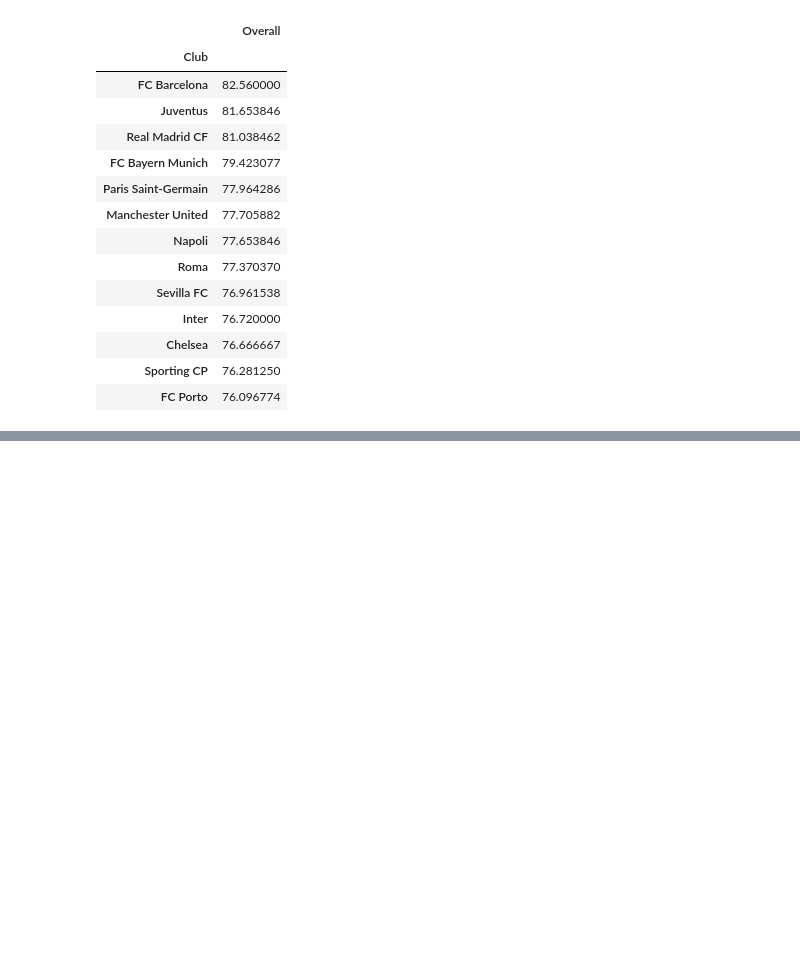
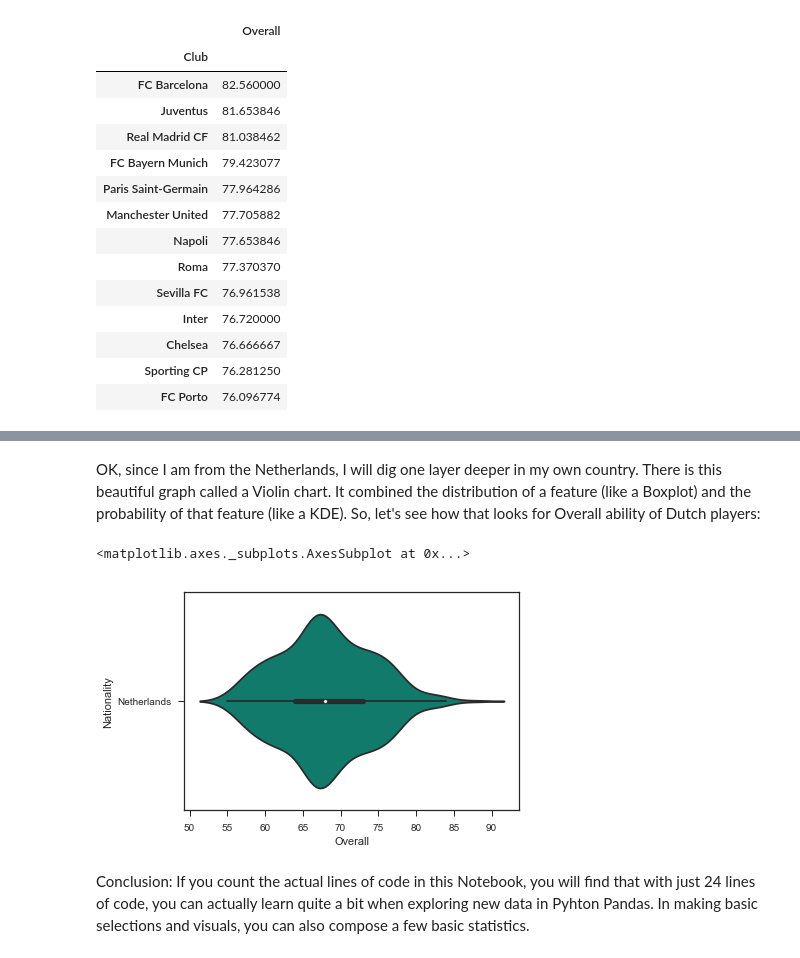
Before and after one commit to MariusPonte/Portfolio, a Jupyter notebook: Exploring a brand new dataset.ipynb, the cells around one changed output, grey strips where cells are left out. Drawn from its saved outputs; the diff is of its cells as text; code cells hidden in the pictures; blank space fills up the shorter version.

```diff
--- a/Exploring a brand new dataset.ipynb
+++ b/Exploring a brand new dataset.ipynb
@@ -142,0 +149,11 @@ Topclubs.plot(kind = 'barh', colormap = 'cool', legend = False, title = 'Topclub
+# %% [markdown]
+OK, since I am from the Netherlands, I will dig one layer deeper in my own country. There is this beautiful graph called a Violin chart. It combined the distribution of a feature (like a Boxplot) and the probability of that feature (like a KDE). So, let's see how that looks for Overall ability of Dutch players:
+# %%
+df_top = df[df.Nationality.isin(['Netherlands'])]
+sns.set_style("ticks")
+sns.violinplot (df_top.Overall, df_top.Nationality, color ='#008b76')
+# %% [output]
+<matplotlib.axes._subplots.AxesSubplot at 0x...>
+[figure, added]
+# %% [markdown]
+Conclusion: If you count the actual lines of code in this Notebook, you will find that with just 24 lines of code, you can actually learn quite a bit when exploring new data in Pyhton Pandas. In making basic selections and visuals, you can also compose a few basic statistics.
```
Also changed, not shown: parts of 2 cells of this notebook.
